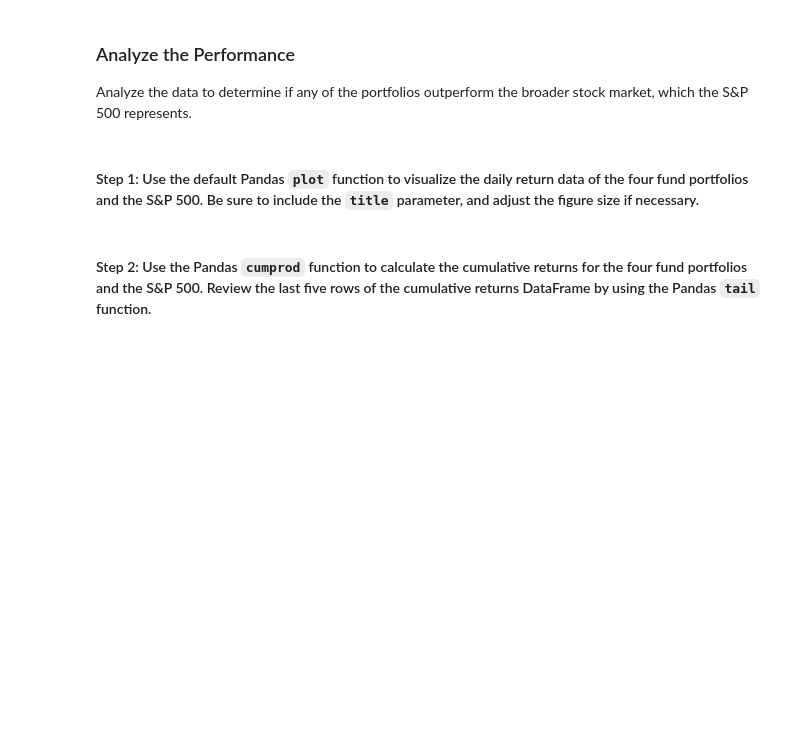
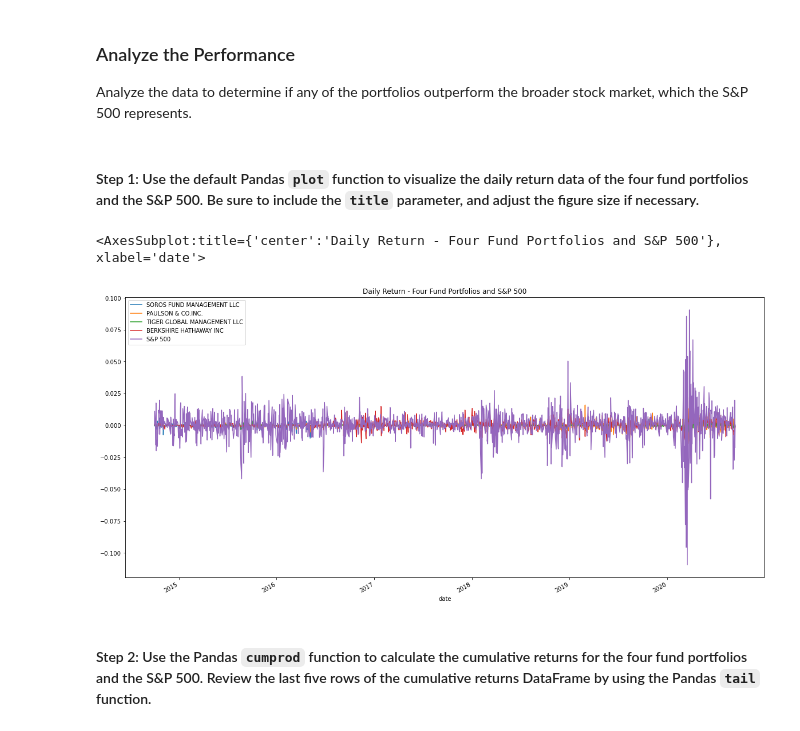
Before and after one commit to paragmb/Module4Challenge, a Jupyter notebook: risk_return_analysis.ipynb, the cells around one changed output. Drawn from its saved outputs; the diff is of its cells as text; code cells hidden in the pictures; blank space fills up the shorter version.

Commit message:
<Performance, Volatility, Risk, Risk-Return completed>

```diff
--- a/risk_return_analysis.ipynb
+++ b/risk_return_analysis.ipynb
@@ -133,10 +133,10 @@ display(whale_navs_df.head())
 # Prepare for the analysis by converting the dataframe of NAVs and prices to daily returns
 # Drop any rows with all missing values
 
-whale_navs_df = whale_navs_df.pct_change().dropna()
+whale_navs_daily_returns = whale_navs_df.pct_change().dropna()
 
 # Review the first five rows of the daily returns DataFrame.
-display(whale_navs_df.head())
+whale_navs_daily_returns.head()
 # %% [output]
 |  | SOROS FUND MANAGEMENT LLC | PAULSON & CO.INC. | TIGER GLOBAL MANAGEMENT LLC | BERKSHIRE HATHAWAY INC | S&P 500 |
 | date |  |  |  |  |  |
@@ -160,7 +160,10 @@ Analyze the data to determine if any of the portfolios outperform the broader st
 # %%
 # Plot the daily return data of the 4 funds and the S&P 500
 # Inclue a title parameter and adjust the figure size
-# YOUR CODE HERE
+whale_navs_daily_returns.plot(figsize=(20,10), title="Daily Return - Four Fund Portfolios and S&P 500")
+# %% [output]
+<AxesSubplot:title={'center':'Daily Return - Four Fund Portfolios and S&P 500'}, xlabel='date'>
+[figure, added]
 # %% [markdown]
 #### Step 2: Use the Pandas `cumprod` function to calculate the cumulative returns for the four fund portfolios and the S&P 500. Review the last five rows of the cumulative returns DataFrame by using the Pandas `tail` function.
 # %%
```
Also changed, not shown: parts of 11 cells of this notebook.
